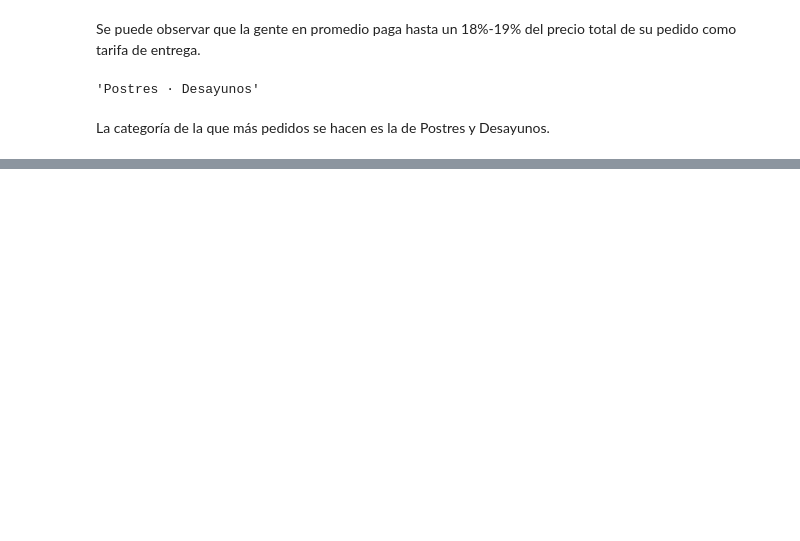
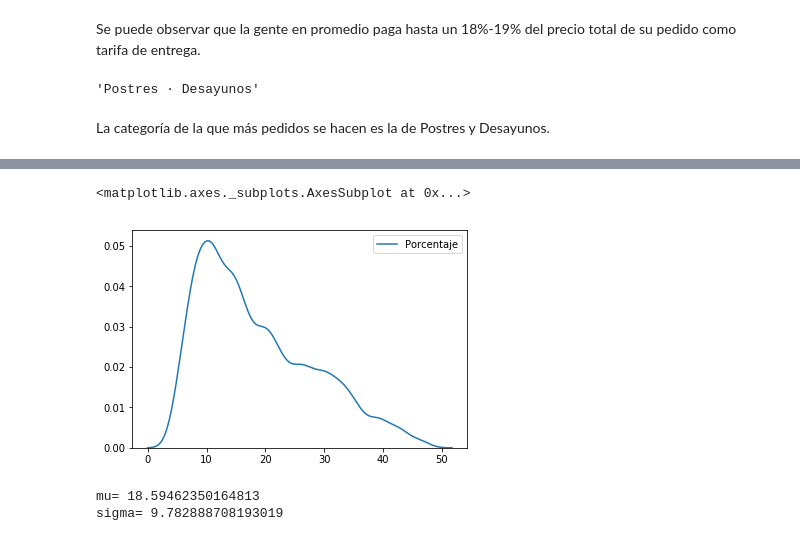
Before and after one commit to Jancope/ProyectoModulo1, a Jupyter notebook: ProyectoModulo1_PenaJ_OrtizJ (2).ipynb, the cells around one changed output, grey strips where cells are left out. Saved outputs shown, nothing was run; the diff lists cells and outputs as text; code cells hidden in the pictures; blank space fills up the shorter version.

```diff
--- a/ProyectoModulo1_PenaJ_OrtizJ (2).ipynb
+++ b/ProyectoModulo1_PenaJ_OrtizJ (2).ipynb
@@ -205 +228,14 @@ La categoría de la que más pedidos se hacen es la de Postres y Desayunos.
+# %%
+pron=sns.kdeplot(porcentaje)
+pron
+# %% [output]
+<matplotlib.axes._subplots.AxesSubplot at 0x...>
+[figure, added]
+# %%
+desvest=statistics.stdev(data["Porcentaje"])
+print("mu=", media)
+print("sigma=", desvest)
+# %% [output]
+mu= 18.59462350164813
+sigma= 9.782888708193019
 # %%
```
Also changed, not shown: parts of 8 cells of this notebook.
